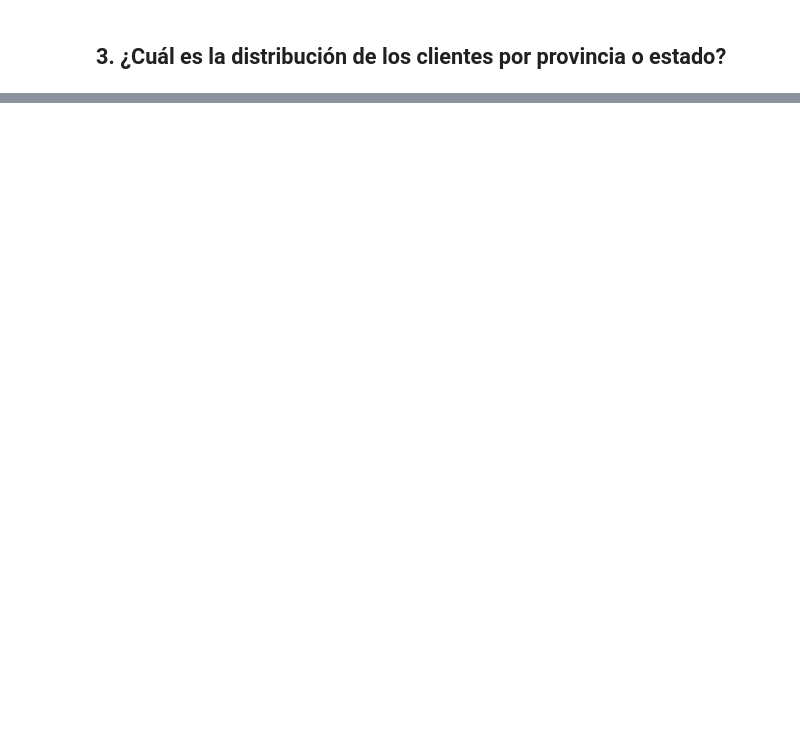
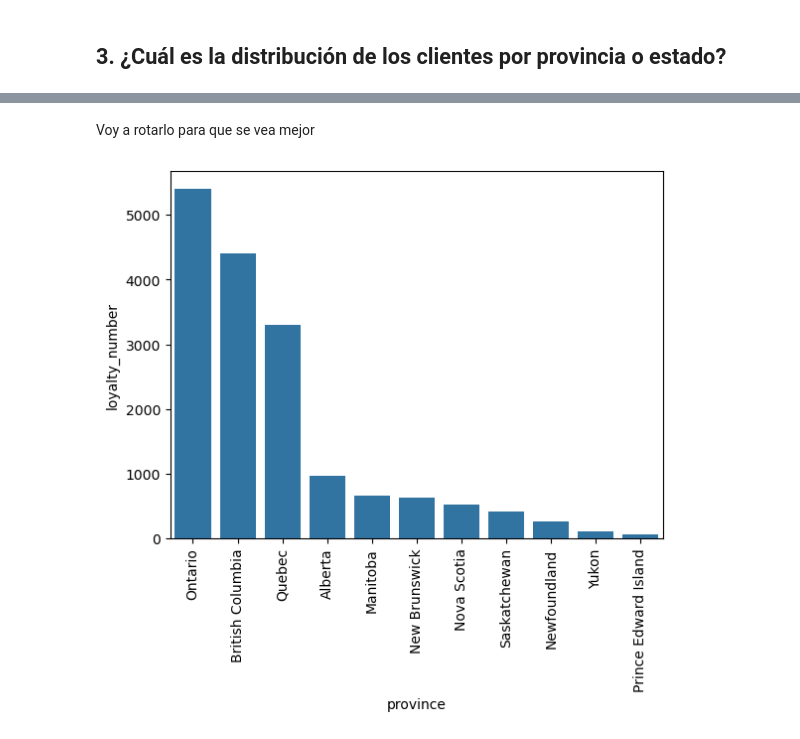
Before and after one commit to Adalab/bda-modulo-3-evaluacion-final-aarcidiac2, a Jupyter notebook: modulo-3-evaluacion-final.ipynb, the cells around one changed output, grey strips where cells are left out. Drawn from its saved outputs; the diff is of its cells as text; code cells hidden in the pictures; blank space fills up the shorter version.

```diff
--- a/modulo-3-evaluacion-final.ipynb
+++ b/modulo-3-evaluacion-final.ipynb
@@ -484,0 +512,8 @@ Parece que sí que existe una clara relación entre la distancia y los puntos ac
+# %% [markdown]
+Voy a rotarlo para que se vea mejor
+# %%
+sns.barplot(data=clientes_por_provincia, x='province', y='loyalty_number')
+plt.xticks(rotation=90)
+plt.show()
+# %% [output]
+[figure, added]
```
Also changed, not shown: parts of 28 cells of this notebook, 1 other file.
